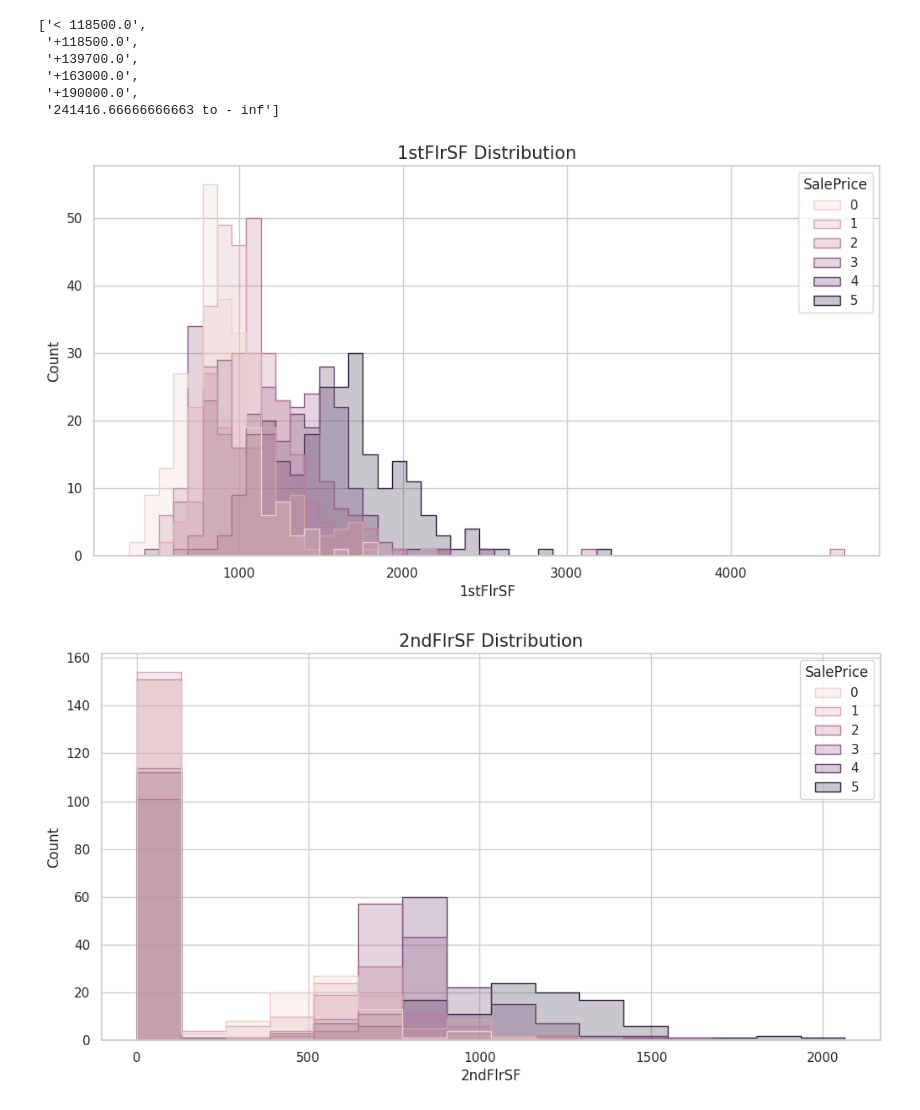
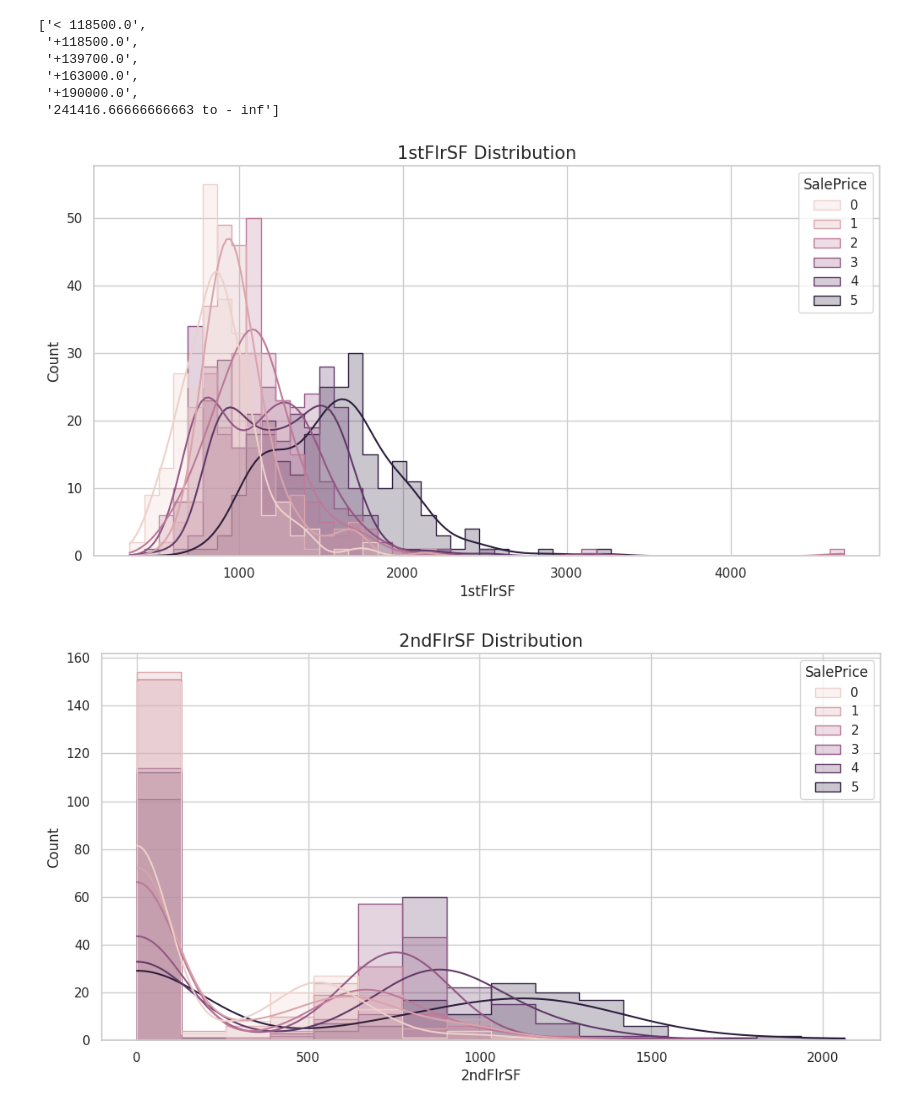
Before and after one commit to Drennan98/Heritage-Housing-Issues, a Jupyter notebook: jupyter_notebooks/2 - Sale Price Study.ipynb, the cells around one changed output. Cells and saved outputs as stored; diff of their text form; code cells hidden in the pictures.

Commit message:
Add KDE back into graphs

```diff
--- a/jupyter_notebooks/2 - Sale Price Study.ipynb
+++ b/jupyter_notebooks/2 - Sale Price Study.ipynb
@@ -261,29 +261,29 @@ list(hue_order)
 # %%
 import matplotlib.pyplot as plt
 import seaborn as sns
 from pandas.api.types import is_numeric_dtype
 
 # Set seaborn style for plots
 sns.set(style="whitegrid")
 
 # Function to plot numerical columns against target variables
 def plot_numerical_distribution(df, column, target_var, hue_order):
     if is_numeric_dtype(df[column]):
         fig, ax = plt.subplots(figsize=(12, 6))
-        sns.histplot(df, x=column, hue=target_var, hue_order=hue_order, element="step", ax=ax)
+        sns.histplot(df, x=column, hue=target_var, hue_order=hue_order, kde=True, element="step", ax=ax)
         ax.set_title(f"{column} Distribution", fontsize=15)
         plt.show()
     else:
         print(f"Column '{column}' is not numerical and will be plotted.")
 
 # Define the target variable and columns to plot
 target_var = "SalePrice"
 numeric_columns = ["1stFlrSF", "2ndFlrSF", "BedroomAbvGr", "BsmtFinSF1", "BsmtUnfSF"]
 
 # Iterate over the selected columns and plot
 for column in numeric_columns:
     plot_numerical_distribution(df_eda_transformed, column, target_var, hue_order=hue_order)
     print("\n\n")
 # %% [output]
-[figure, old version]
+[figure, new version]
-[figure, old version]
+[figure, new version]
```
Also changed, not shown: parts of 1 cell of this notebook.
